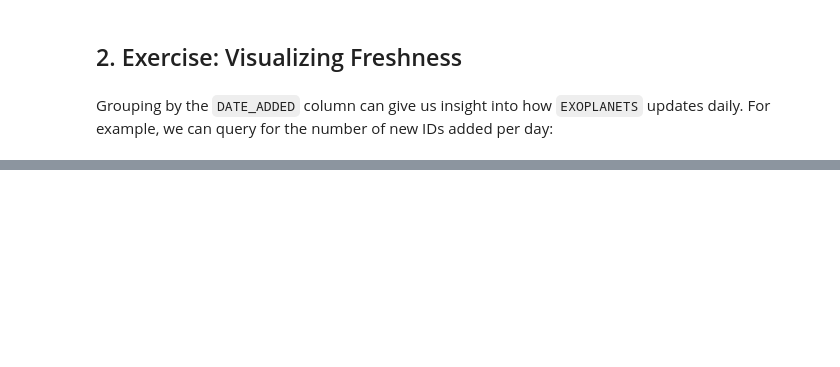
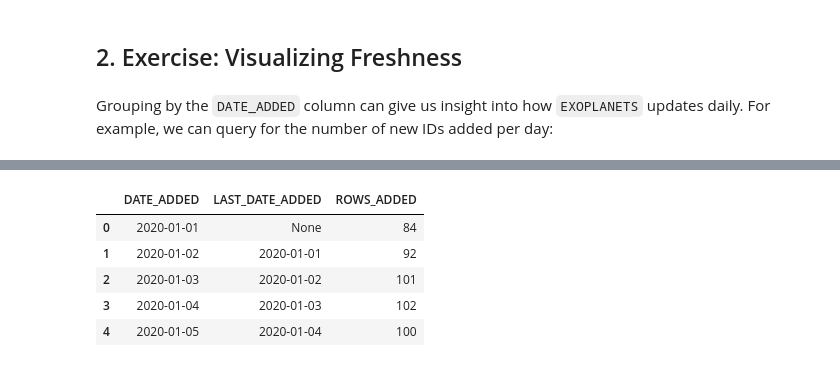
Before and after one commit to monte-carlo-data/data-downtime-challenge, a Jupyter notebook: notebooks/exercise_1.ipynb, the cells around one changed output, grey strips where cells are left out. Drawn from its saved outputs; the diff is of its cells as text; code cells hidden in the pictures; blank space fills up the shorter version.

```diff
--- a/notebooks/exercise_1.ipynb
+++ b/notebooks/exercise_1.ipynb
@@ -155,0 +156,9 @@ Great work! In the next exercise, we'll build off of these simpler reports to ha
+# %%
+pd.read_sql_query(SQL, conn).head(5)
+# %% [output]
+|  | DATE_ADDED | LAST_DATE_ADDED | ROWS_ADDED |
+| 0 | 2020-01-01 | None | 84 |
+| 1 | 2020-01-02 | 2020-01-01 | 92 |
+| 2 | 2020-01-03 | 2020-01-02 | 101 |
+| 3 | 2020-01-04 | 2020-01-03 | 102 |
+| 4 | 2020-01-05 | 2020-01-04 | 100 |
```
Also changed, not shown: parts of 40 cells of this notebook, 4 other files.
